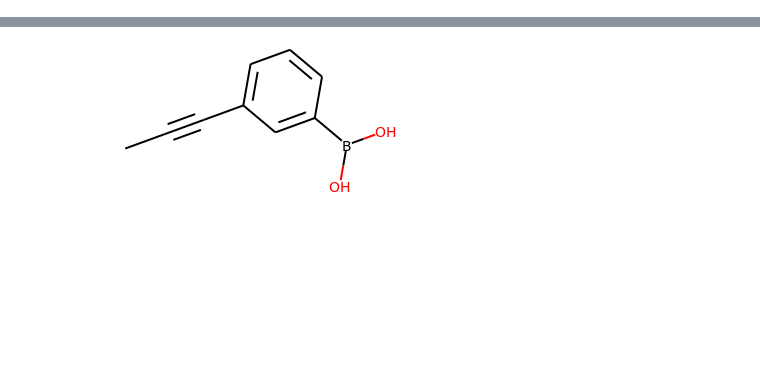
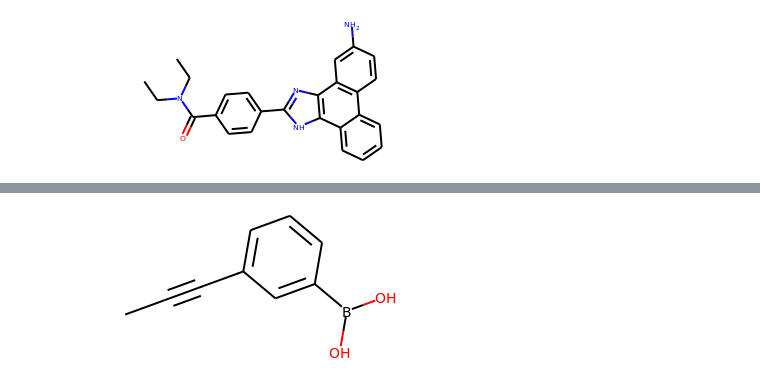
Before and after one commit to FrekMown/neopgfs, a Jupyter notebook: ipynb/2_test_objects.ipynb, the cells around one changed output, grey strips where cells are left out. Saved outputs shown, nothing was run; the diff lists cells and outputs as text; code cells hidden in the pictures; blank space fills up the shorter version.

```diff
--- a/ipynb/2_test_objects.ipynb
+++ b/ipynb/2_test_objects.ipynb
@@ -14,5 +15,6 @@ from neopgfs.environment import Environment
 # %%
-env = Environment(k=5, objective="hiv_int")
+chemonster = Chemonster(k=5, objective="hiv_int")
+env = Environment(chemonster)
 # %% [output]
 reactants.shape=(150560,), reactions.shape=(64,)
 new reactions.shape=(113,)
@@ -26,0 +23,13 @@ env.get_k_neighbors(action).shape
+# %%
+rxn_idx = 25
+curr_state = ""# necesito un r0
+action_R = "" # necesito un r1 noisy
+# %%
+rxn_reactants = chemonster.rel_r0_rxns[:, rxn_idx]
+r0_idx = np.random.choice(np.nonzero(rxn_reactants)[0])
+r0 = chemonster.get_reactant(r0_idx)
+curr_state = Chem.MolToSmiles(r0)
+rxn_r1s = chemonster.rel_r1_rxns[:, rxn_idx]
+r1_idx = np.random.choice(np.nonzero(rxn_r1s)[0])
+r1 = chemonster.get_reactant(r1_idx)
+r1_rlv2_noisy = chemonster.vectorize_smiles(Chem.MolToSmiles(r1), "rlv2") + 0.001
@@ -26,0 +60,4 @@ env.get_k_neighbors(action).shape
+# %%
+chemonster.get_reaction(rxn_idx).RunReactants([r0, r1])[0][0]
+# %% [output]
+[figure, added]
```
Also changed, not shown: parts of 42 cells of this notebook, 7 other files.
